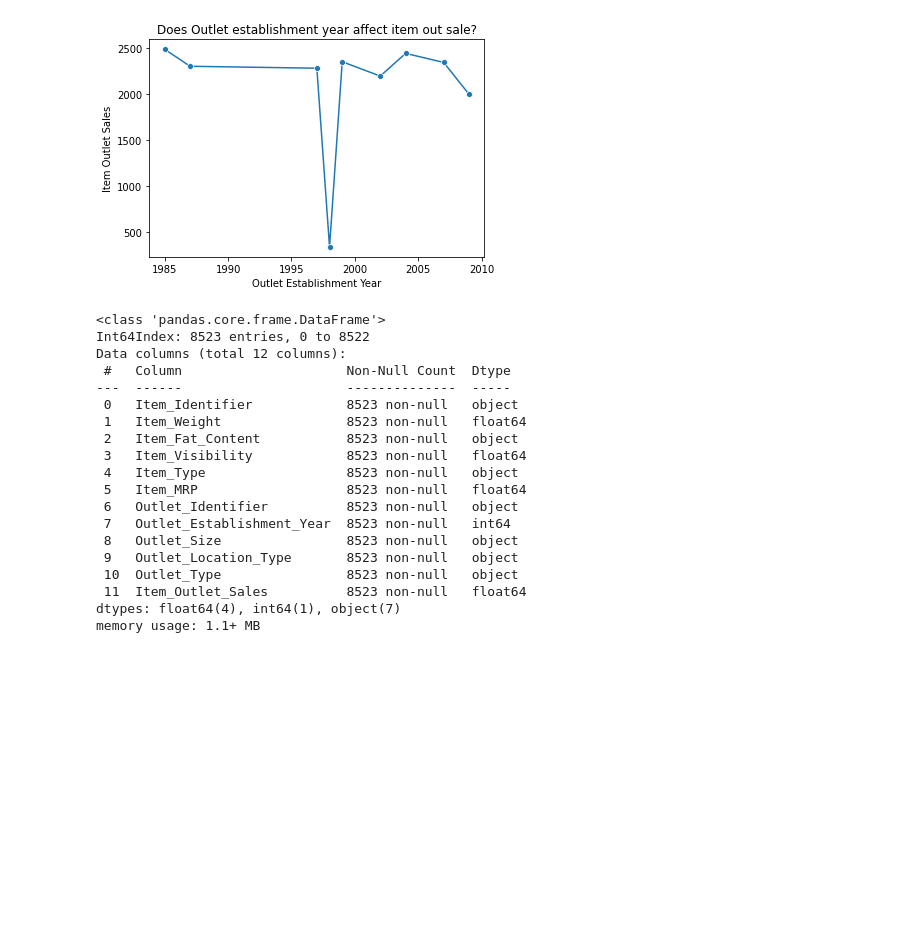
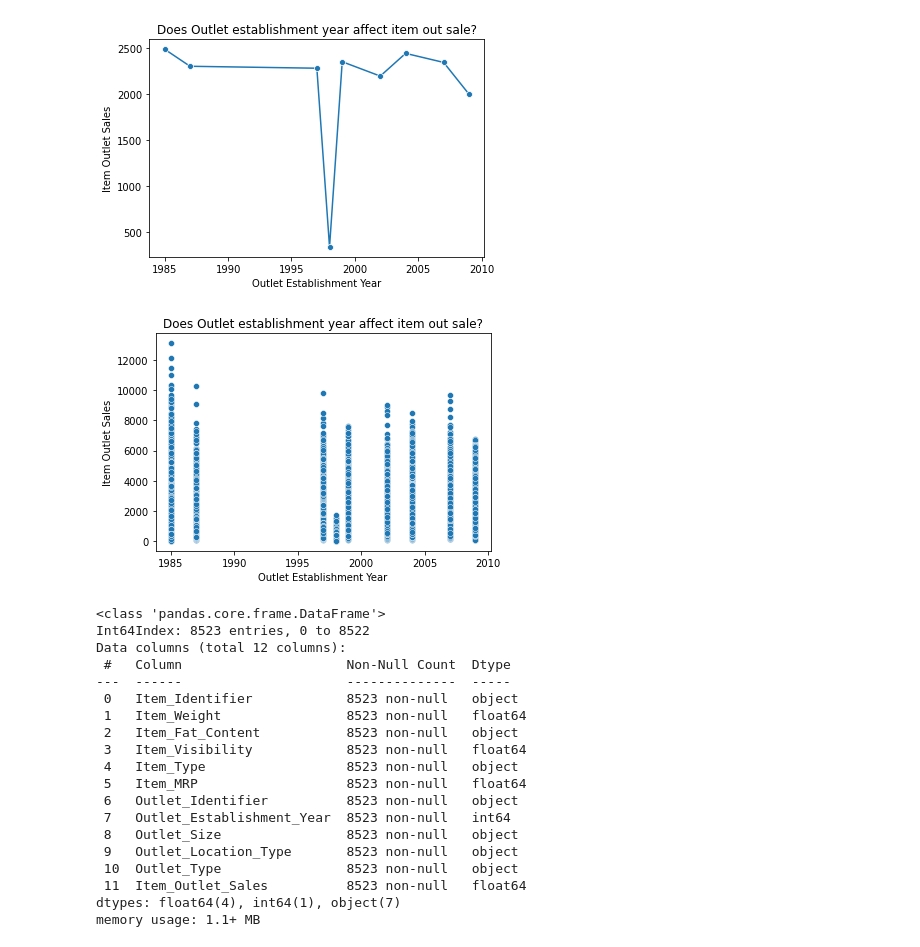
Before and after one commit to rommeljpadilla/sales-predictions, a Jupyter notebook: Sales_predictions.ipynb, the cells around one changed output. Saved outputs shown, nothing was run; the diff lists cells and outputs as text; code cells hidden in the pictures; blank space fills up the shorter version.

```diff
--- a/Sales_predictions.ipynb
+++ b/Sales_predictions.ipynb
@@ -360,6 +368,13 @@ ax.set_title('Does Outlet establishment year affect item out sale?');
 #Based on the lineplot, establishment year does not affect the sales of items.However, there is a drop for outlets established in 1998. However, this can be due to other circumstances
 # %% [output]
 [figure]
+# %%
+ax = sns.scatterplot(data=df_clean,x='Outlet_Establishment_Year',y="Item_Outlet_Sales",ci=None,marker='o');
+ax.set_xlabel('Outlet Establishment Year');
+ax.set_ylabel('Item Outlet Sales');
+ax.set_title('Does Outlet establishment year affect item out sale?');
+# %% [output]
+[figure, added]
 # %%
 #target(X) and features(y)
 df_clean.info()
```
Also changed, not shown: parts of 17 cells of this notebook.
